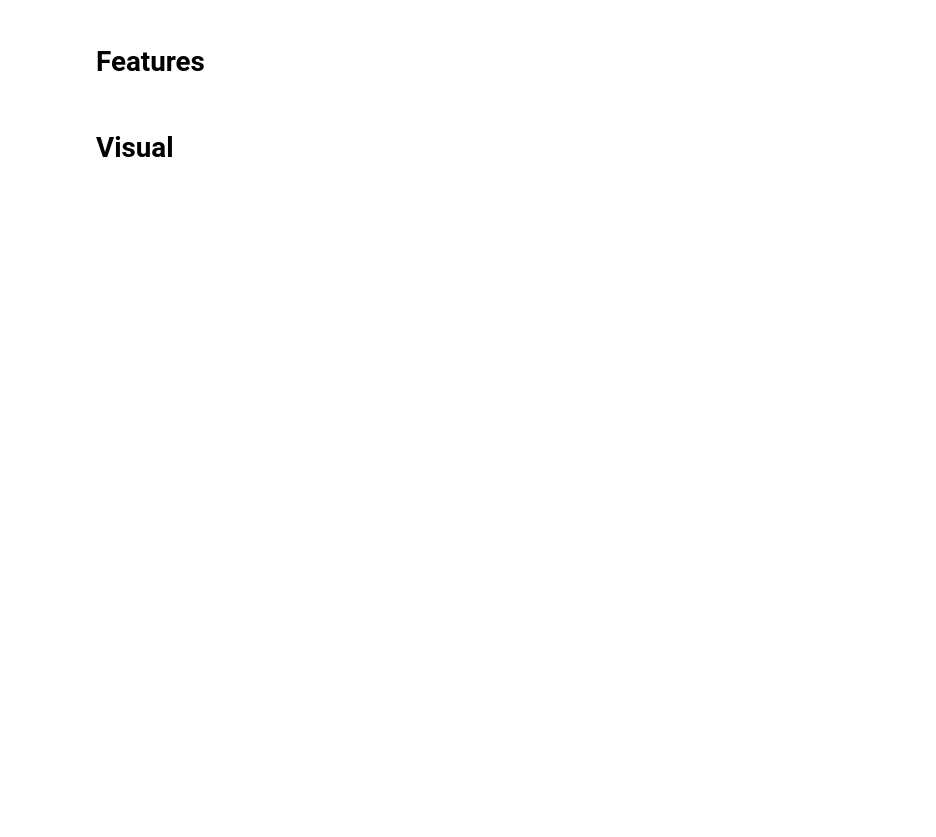
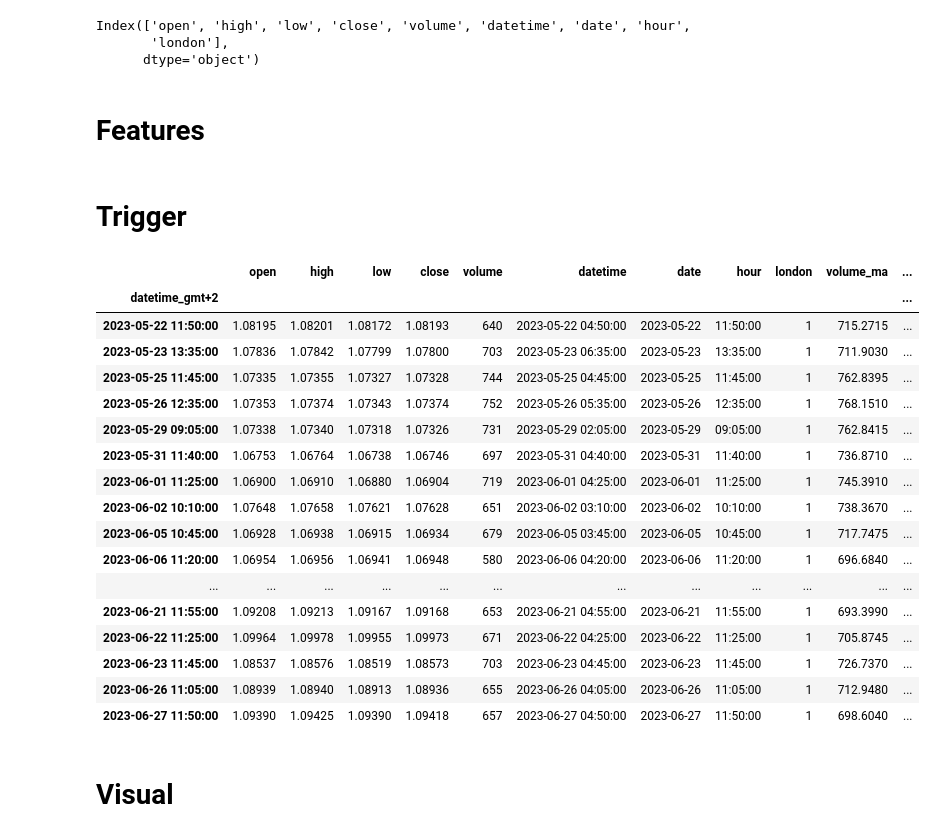
Before and after one commit to datacryptoc/London_Open_eurusd, a Jupyter notebook: london_open_strategy.ipynb, the cells around one changed output. Cells and saved outputs as stored; diff of their text form; code cells hidden in the pictures; blank space fills up the shorter version.

Commit message:
update triggers

```diff
--- a/london_open_strategy.ipynb
+++ b/london_open_strategy.ipynb
@@ -7,7 +7,7 @@ from plotly.subplots import make_subplots
 import pytz
 # %%
 # Cargar el DataFrame desde el archivo CSV
-df = pd.read_csv("eurusd-5m.csv", sep=';')[-100000:]
+df = pd.read_csv("eurusd-5m.csv", sep=';')[-10000:]
 df.columns = ['date', 'hour', 'open', 'high', 'low', 'close', 'volume']
 
 
@@ -40,10 +40,77 @@ filtered_df = df[df['date'] < dt.date(2023, 6, 27)]
 
 # Graficar el DataFrame utilizando mplfinance
 # mpf.plot(df, type='candle', style='charles', volume=True)
+# %%
+df.columns
+# %% [output]
+Index(['open', 'high', 'low', 'close', 'volume', 'datetime', 'date', 'hour',
+       'london'],
+      dtype='object')
 # %% [markdown]
 # Features
 # %%
 df['volume_ma'] = df['volume'].rolling(window=2000).mean()
+# %% [markdown]
+# Trigger
+# %%
+df['inicio'] = '0'
+df['fin'] = '0'
+df['trigger'] = '0'
+
+
+indices_inicio = df[(df['london'] == '1') & (df['london'].shift(1) == '0')].index
+indices_fin = df[(df['london'] == '1') & (df['london'].shift(-1) == '0')].index
+if len(indices_fin) > len(indices_inicio):
+    indices_fin = indices_fin[1:]
+
+
+# Iterar sobre los índices de inicio de sesión
+for indice_inicio in indices_inicio:
+    for inicio, fin in zip(indices_inicio, indices_fin):
+        indices_sesion = df[(df.index >= inicio) & (df.index <= fin)].index
+        primer_indice = indices_sesion[df.loc[indices_sesion, 'volume'] < df.loc[indices_sesion, 'volume_ma']].min()
+        # Encontrar el primer índice de la sesión donde se cumple la condición
+        primer_indice = df.loc[indice_inicio:, 'volume'].lt(df.loc[indice_inicio:, 'volume_ma']).idxmax()
+
+        df.loc[inicio, 'inicio'] = '1'
+        df.loc[fin, 'fin'] = '1'
+
+
+        if df.loc[primer_indice, 'london'] == '1':
+            df.loc[primer_indice, 'trigger'] = '1'
+        else:
+            df.loc[primer_indice, 'trigger'] = '0'
+
+i = 0
+def etiqueta_sesion(london, inicio):
+    global i
+    if london == '1' and inicio =='1':
+        i = i+1
+    elif london == '0':
+        return '0'
+    return i
+df["sesion"] = df.apply(lambda row : etiqueta_sesion(row['london'], row['inicio']), axis=1)
+# %%
+df[df.trigger=='1']
+# %% [output]
+|  | open | high | low | close | volume | datetime | date | hour | london | volume_ma | ... |
+| datetime_gmt+2 |  |  |  |  |  |  |  |  |  |  | ... |
+| 2023-05-22 11:50:00 | 1.08195 | 1.08201 | 1.08172 | 1.08193 | 640 | 2023-05-22 04:50:00 | 2023-05-22 | 11:50:00 | 1 | 715.2715 | ... |
+| 2023-05-23 13:35:00 | 1.07836 | 1.07842 | 1.07799 | 1.07800 | 703 | 2023-05-23 06:35:00 | 2023-05-23 | 13:35:00 | 1 | 711.9030 | ... |
+| 2023-05-25 11:45:00 | 1.07335 | 1.07355 | 1.07327 | 1.07328 | 744 | 2023-05-25 04:45:00 | 2023-05-25 | 11:45:00 | 1 | 762.8395 | ... |
+| 2023-05-26 12:35:00 | 1.07353 | 1.07374 | 1.07343 | 1.07374 | 752 | 2023-05-26 05:35:00 | 2023-05-26 | 12:35:00 | 1 | 768.1510 | ... |
+| 2023-05-29 09:05:00 | 1.07338 | 1.07340 | 1.07318 | 1.07326 | 731 | 2023-05-29 02:05:00 | 2023-05-29 | 09:05:00 | 1 | 762.8415 | ... |
+| 2023-05-31 11:40:00 | 1.06753 | 1.06764 | 1.06738 | 1.06746 | 697 | 2023-05-31 04:40:00 | 2023-05-31 | 11:40:00 | 1 | 736.8710 | ... |
+| 2023-06-01 11:25:00 | 1.06900 | 1.06910 | 1.06880 | 1.06904 | 719 | 2023-06-01 04:25:00 | 2023-06-01 | 11:25:00 | 1 | 745.3910 | ... |
+| 2023-06-02 10:10:00 | 1.07648 | 1.07658 | 1.07621 | 1.07628 | 651 | 2023-06-02 03:10:00 | 2023-06-02 | 10:10:00 | 1 | 738.3670 | ... |
+| 2023-06-05 10:45:00 | 1.06928 | 1.06938 | 1.06915 | 1.06934 | 679 | 2023-06-05 03:45:00 | 2023-06-05 | 10:45:00 | 1 | 717.7475 | ... |
+| 2023-06-06 11:20:00 | 1.06954 | 1.06956 | 1.06941 | 1.06948 | 580 | 2023-06-06 04:20:00 | 2023-06-06 | 11:20:00 | 1 | 696.6840 | ... |
+| ... | ... | ... | ... | ... | ... | ... | ... | ... | ... | ... | ... |
+| 2023-06-21 11:55:00 | 1.09208 | 1.09213 | 1.09167 | 1.09168 | 653 | 2023-06-21 04:55:00 | 2023-06-21 | 11:55:00 | 1 | 693.3990 | ... |
+| 2023-06-22 11:25:00 | 1.09964 | 1.09978 | 1.09955 | 1.09973 | 671 | 2023-06-22 04:25:00 | 2023-06-22 | 11:25:00 | 1 | 705.8745 | ... |
+| 2023-06-23 11:45:00 | 1.08537 | 1.08576 | 1.08519 | 1.08573 | 703 | 2023-06-23 04:45:00 | 2023-06-23 | 11:45:00 | 1 | 726.7370 | ... |
+| 2023-06-26 11:05:00 | 1.08939 | 1.08940 | 1.08913 | 1.08936 | 655 | 2023-06-26 04:05:00 | 2023-06-26 | 11:05:00 | 1 | 712.9480 | ... |
+| 2023-06-27 11:50:00 | 1.09390 | 1.09425 | 1.09390 | 1.09418 | 657 | 2023-06-27 04:50:00 | 2023-06-27 | 11:50:00 | 1 | 698.6040 | ... |
 # %% [markdown]
 # Visual
 # %%
```
Also changed, not shown: parts of 1 cell of this notebook.
